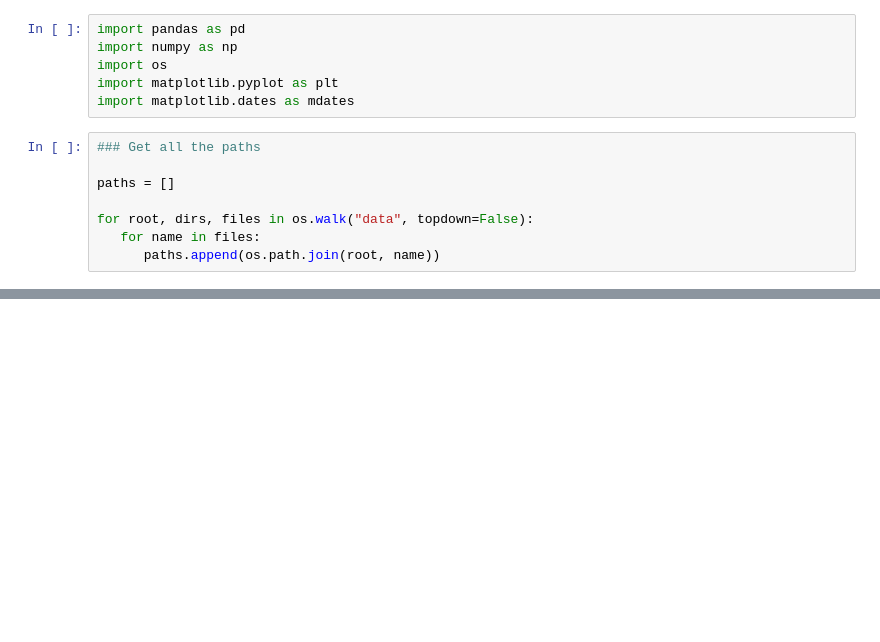
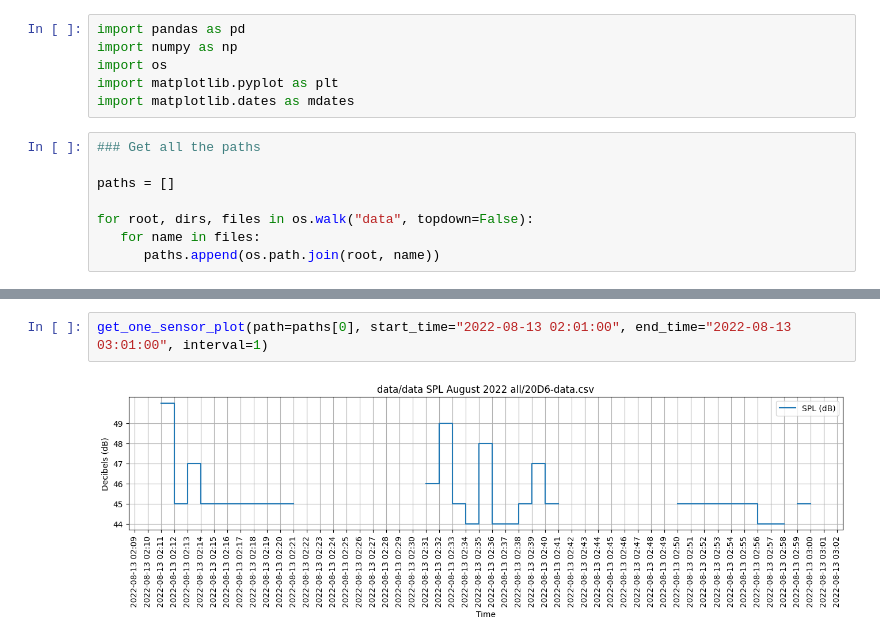
Before and after one commit to viktoriasiigur/master-thesis, a Jupyter notebook: Task 2.ipynb, the cells around one changed output, grey strips where cells are left out. Cells and saved outputs as stored; diff of their text form; blank space fills up the shorter version.

```diff
--- a/Task 2.ipynb
+++ b/Task 2.ipynb
@@ -148,0 +97,4 @@ get_one_sensor_24h_filled_plot()
+# %%
+get_one_sensor_plot(path=paths[0], start_time="2022-08-13 02:01:00", end_time="2022-08-13 03:01:00", interval=1)
+# %% [output]
+[figure, added]
```
Also changed, not shown: parts of 9 cells of this notebook.
